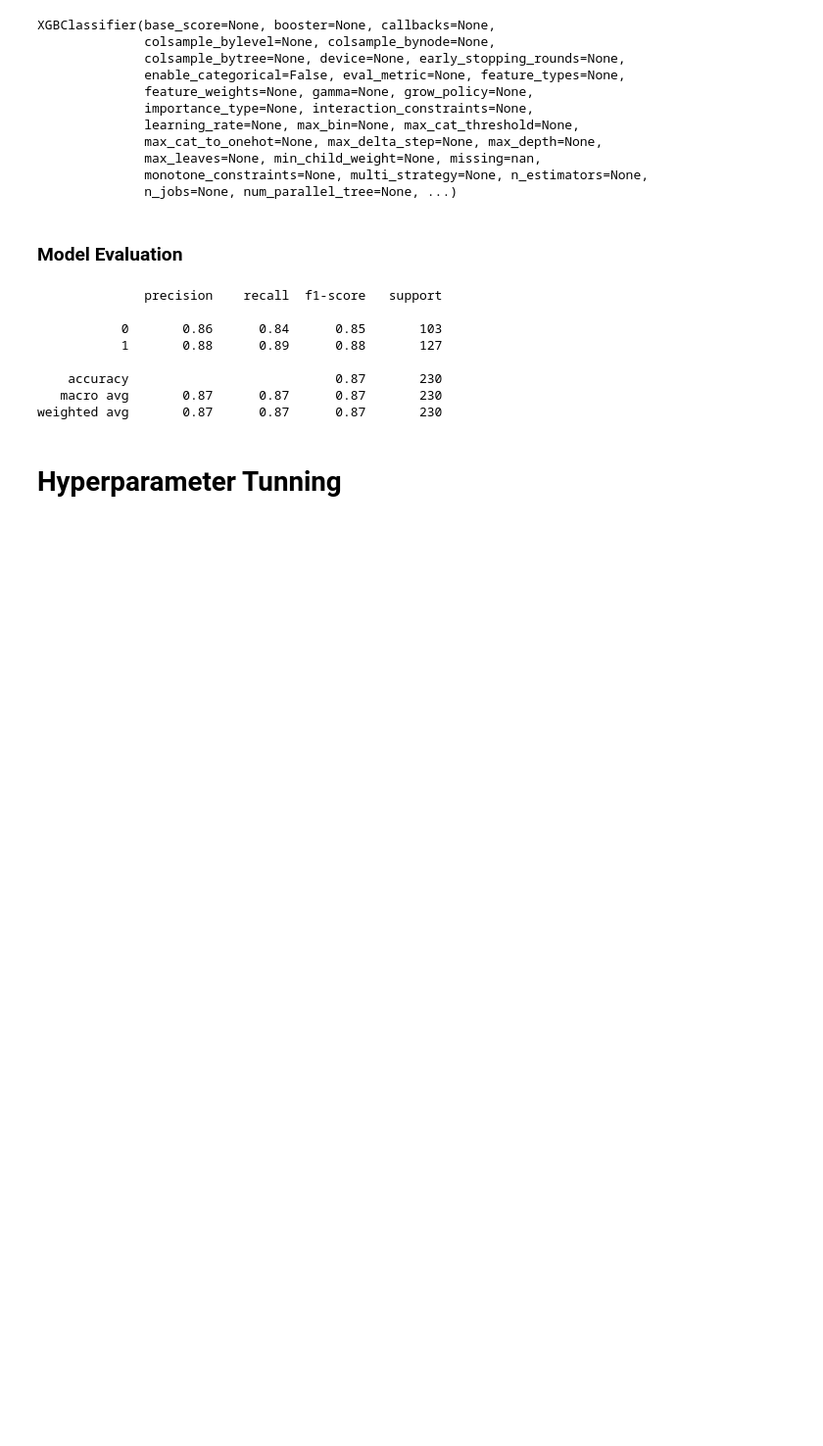
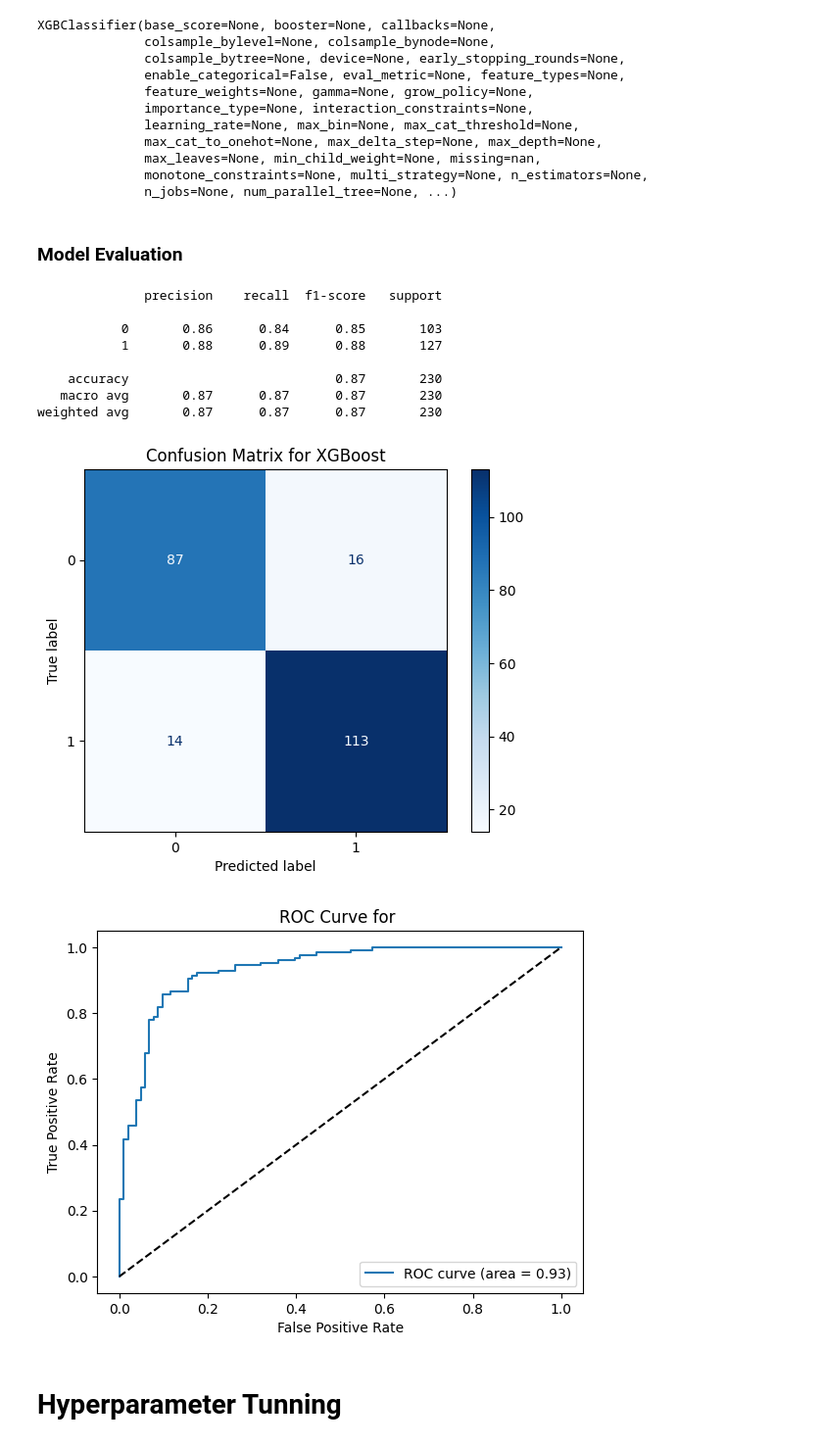
Before and after one commit to Prajwal-Luitel/Heart-Failure-Prediction, a Jupyter notebook: Heart_Disease_Prediction.ipynb, the cells around one changed output. Shown at 98% size. Saved outputs shown, nothing was run; the diff lists cells and outputs as text; code cells hidden in the pictures; blank space fills up the shorter version.

```diff
--- a/Heart_Disease_Prediction.ipynb
+++ b/Heart_Disease_Prediction.ipynb
@@ -296,19 +323,21 @@ XGBClassifier(base_score=None, booster=None, callbacks=None,
               n_jobs=None, num_parallel_tree=None, ...)
 # %% [markdown]
 ### Model Evaluation
-# %%
-from sklearn.metrics import classification_report
-y_pred = xgboost.predict(X_test)
-print(classification_report(y_test, y_pred))
-# %% [output]
-              precision    recall  f1-score   support
-
-           0       0.86      0.84      0.85       103
-           1       0.88      0.89      0.88       127
-
-    accuracy                           0.87       230
-   macro avg       0.87      0.87      0.87       230
-weighted avg       0.87      0.87      0.87       230
+# %%
+y_pred = xgboost.predict(X_test)
+y_prob = xgboost.predict_proba(X_test)[:,1]
+generate_evaluation(y_test, y_pred, y_prob, title="XGBoost")
+# %% [output]
+              precision    recall  f1-score   support
+
+           0       0.86      0.84      0.85       103
+           1       0.88      0.89      0.88       127
+
+    accuracy                           0.87       230
+   macro avg       0.87      0.87      0.87       230
+weighted avg       0.87      0.87      0.87       230
+[figure, added]
+[figure, added]
 # %% [markdown]
 # Hyperparameter Tunning
 # %%
```
Also changed, not shown: parts of 14 cells of this notebook.
